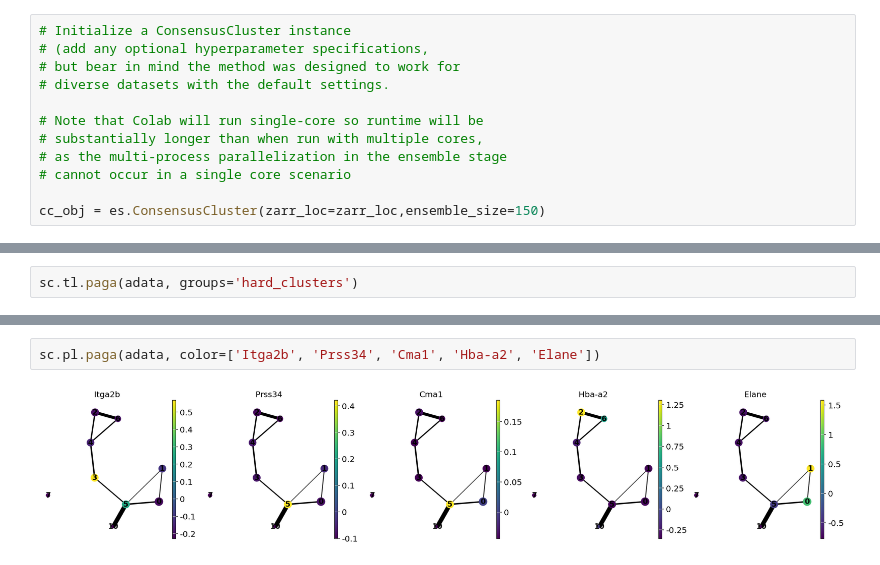
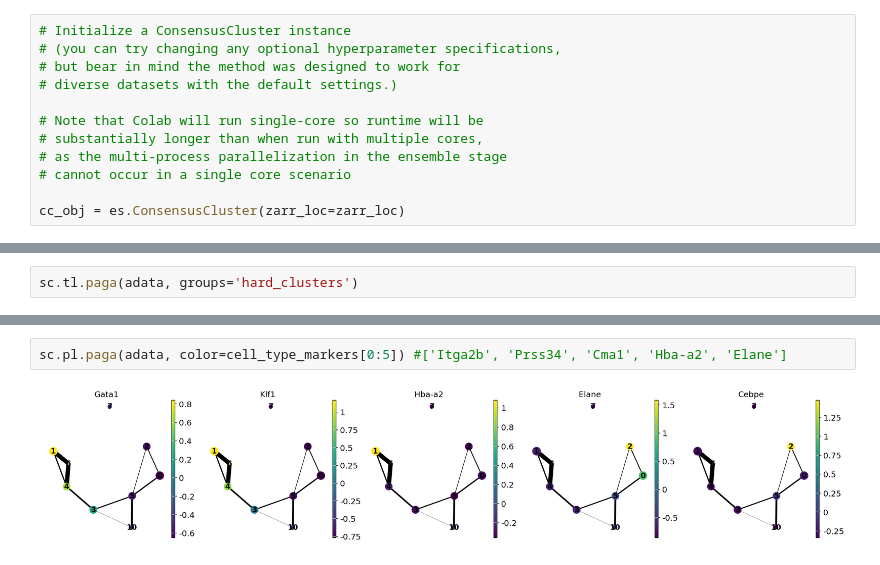
Before and after one commit to zunderlab/eschr, a Jupyter notebook: docs/notebooks/paul15.ipynb, the cells around one changed output, grey strips where cells are left out. Saved outputs shown, nothing was run; the diff lists cells and outputs as text.

```diff
--- a/docs/notebooks/paul15.ipynb
+++ b/docs/notebooks/paul15.ipynb
@@ -72,16 +72,16 @@ zarr_loc = "./data/paul15.zarr"
 es.make_zarr(data=adata.X, zarr_loc=zarr_loc)
 # %%
 # Initialize a ConsensusCluster instance
-# (add any optional hyperparameter specifications,
+# (you can try changing any optional hyperparameter specifications,
 # but bear in mind the method was designed to work for
-# diverse datasets with the default settings.
+# diverse datasets with the default settings.)
 
 # Note that Colab will run single-core so runtime will be
 # substantially longer than when run with multiple cores,
 # as the multi-process parallelization in the ensemble stage
 # cannot occur in a single core scenario
 
-cc_obj = es.ConsensusCluster(zarr_loc=zarr_loc,ensemble_size=150)
+cc_obj = es.ConsensusCluster(zarr_loc=zarr_loc)
 # %%
 # Now you can run the method with your prepped data:
 cc_obj.consensus_cluster()
@@ -171,4 +163,4 @@ sc.pl.paga(adata, color=['hard_clusters']) #, 'hard_clusters', 'cell_conf_score'
 # %%
-sc.pl.paga(adata, color=['Itga2b', 'Prss34', 'Cma1', 'Hba-a2', 'Elane'])
+sc.pl.paga(adata, color=cell_type_markers[0:5]) #['Itga2b', 'Prss34', 'Cma1', 'Hba-a2', 'Elane']
 # %% [output]
-[figure, old version]
+[figure, new version]
```
Also changed, not shown: parts of 12 cells of this notebook.
